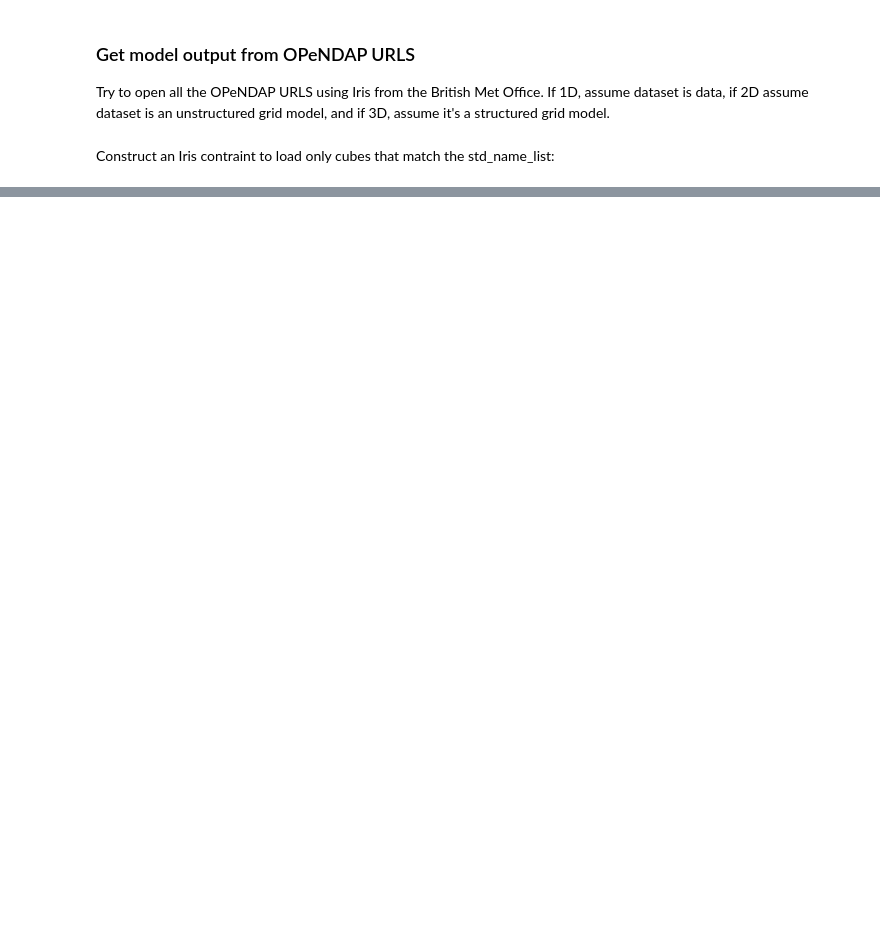
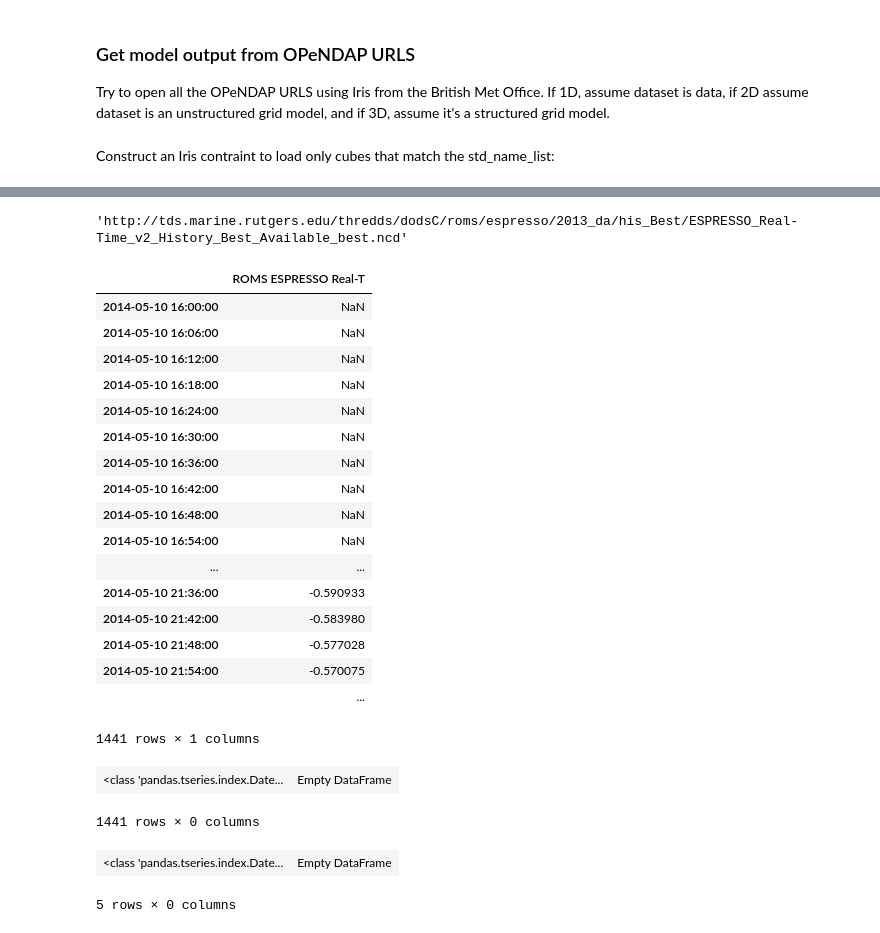
Before and after one commit to colinsongf/notebook, a Jupyter notebook: CSW/IOOS_inundation.ipynb, the cells around one changed output, grey strips where cells are left out. Saved outputs shown, nothing was run; the diff lists cells and outputs as text; code cells hidden in the pictures; blank space fills up the shorter version.

```diff
--- a/CSW/IOOS_inundation.ipynb
+++ b/CSW/IOOS_inundation.ipynb
@@ -407,0 +635,2 @@ amean.ix[0]
+# %%
+a = iris.load_cube(dap_urls[1],constraint)
@@ -407,0 +657,9 @@ amean.ix[0]
+# %%
+mod_name = a.attributes['title'][0:20]
+r = shape(a)
+timevar = find_timevar(a)
+lat = a.coord(axis='Y').points
+lon = a.coord(axis='X').points
+jd = timevar.units.num2date(timevar.points)
+istart = timevar.nearest_neighbour_index(timevar.units.date2num(jd_start))
+istop = timevar.nearest_neighbour_index(timevar.units.date2num(jd_stop))
@@ -407,0 +674,16 @@ amean.ix[0]
+# %%
+nsta = len(obs_lon)
+if len(r)==3:
+    print '[Structured grid model]:', url
+    d = a[0,:,:].data
+    # find the closest non-land point from a structured grid model
+    j,i,dd = find_ij(lon,lat,d,obs_lon,obs_lat)
+    for n in range(nsta):
+        # only use if model cell is within 0.1 degree of requested location
+        if dd[n] <= max_dist:
+            arr = a[istart:istop,j[n],i[n]].data
+            if arr.std() >= min_var:
+                c = mod_df(arr,timevar,istart,istop,mod_name,ts)
+                name= obs_df[n].name
+                obs_df[n]=pd.concat([obs_df[n],c],axis=1)
+                obs_df[n].name = name
@@ -407,0 +737,35 @@ amean.ix[0]
+# %%
+dap_urls[1]
+# %% [output]
+'http://tds.marine.rutgers.edu/thredds/dodsC/roms/espresso/2013_da/his_Best/ESPRESSO_Real-Time_v2_History_Best_Available_best.ncd'
+# %%
+c
+# %% [output]
+|  | ROMS ESPRESSO Real-T |
+| 2014-05-10 16:00:00 | NaN |
+| 2014-05-10 16:06:00 | NaN |
+| 2014-05-10 16:12:00 | NaN |
+| 2014-05-10 16:18:00 | NaN |
+| 2014-05-10 16:24:00 | NaN |
+| 2014-05-10 16:30:00 | NaN |
+| 2014-05-10 16:36:00 | NaN |
+| 2014-05-10 16:42:00 | NaN |
+| 2014-05-10 16:48:00 | NaN |
+| 2014-05-10 16:54:00 | NaN |
+| ... | ... |
+| 2014-05-10 21:36:00 | -0.590933 |
+| 2014-05-10 21:42:00 | -0.583980 |
+| 2014-05-10 21:48:00 | -0.577028 |
+| 2014-05-10 21:54:00 | -0.570075 |
+|  | ... |
+1441 rows × 1 columns
+# %%
+ts
+# %% [output]
+| <class 'pandas.tseries.index.Date... | Empty DataFrame |
+1441 rows × 0 columns
+# %%
+ts.head()
+# %% [output]
+| <class 'pandas.tseries.index.Date... | Empty DataFrame |
+5 rows × 0 columns
```
Also changed, not shown: parts of 32 cells of this notebook, 16 other files.
